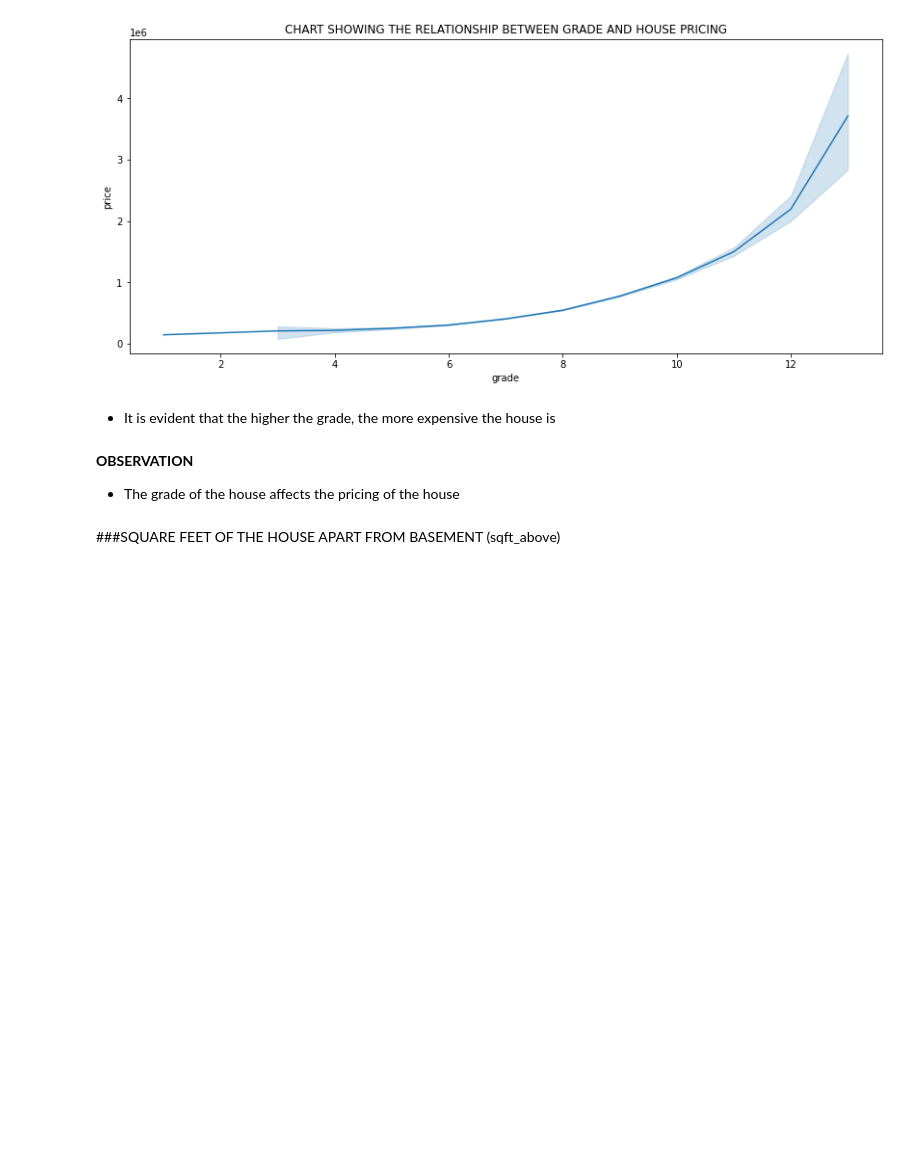
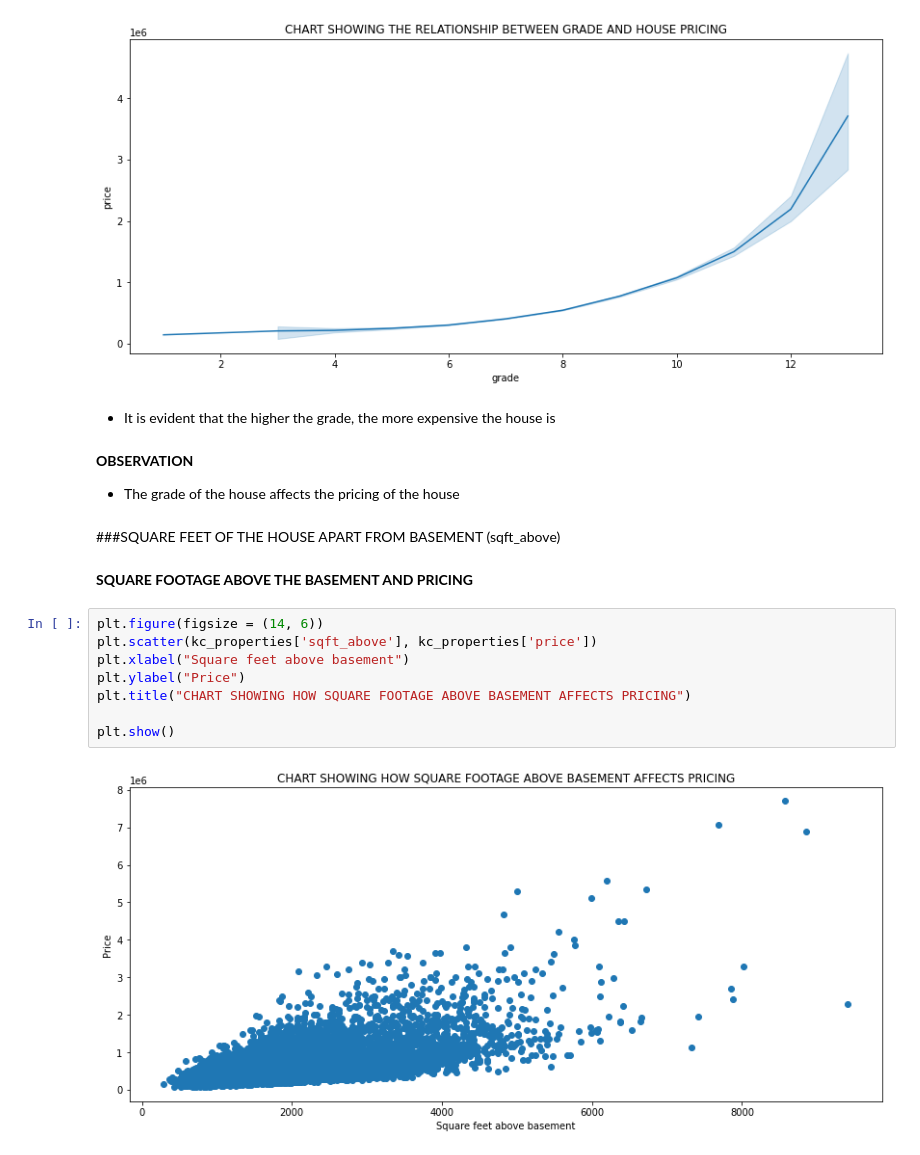
Before and after one commit to MikeDeecode/KC-properties-price-analysis, a Jupyter notebook: kc_properties_analysis.ipynb, the cells around one changed output. Drawn from its saved outputs; the diff is of its cells as text; blank space fills up the shorter version.

```diff
--- a/kc_properties_analysis.ipynb
+++ b/kc_properties_analysis.ipynb
@@ -476,3 +495,15 @@ plt.show()
 * The grade of the house affects the pricing of the house
 # %% [markdown]
 ###SQUARE FEET OF THE HOUSE APART FROM BASEMENT (sqft_above)
+# %% [markdown]
+**SQUARE FOOTAGE ABOVE THE BASEMENT AND PRICING**
+# %%
+plt.figure(figsize = (14, 6))
+plt.scatter(kc_properties['sqft_above'], kc_properties['price'])
+plt.xlabel("Square feet above basement")
+plt.ylabel("Price")
+plt.title("CHART SHOWING HOW SQUARE FOOTAGE ABOVE BASEMENT AFFECTS PRICING")
+
+plt.show()
+# %% [output]
+[figure, added]
```
Also changed, not shown: parts of 6 cells of this notebook.
